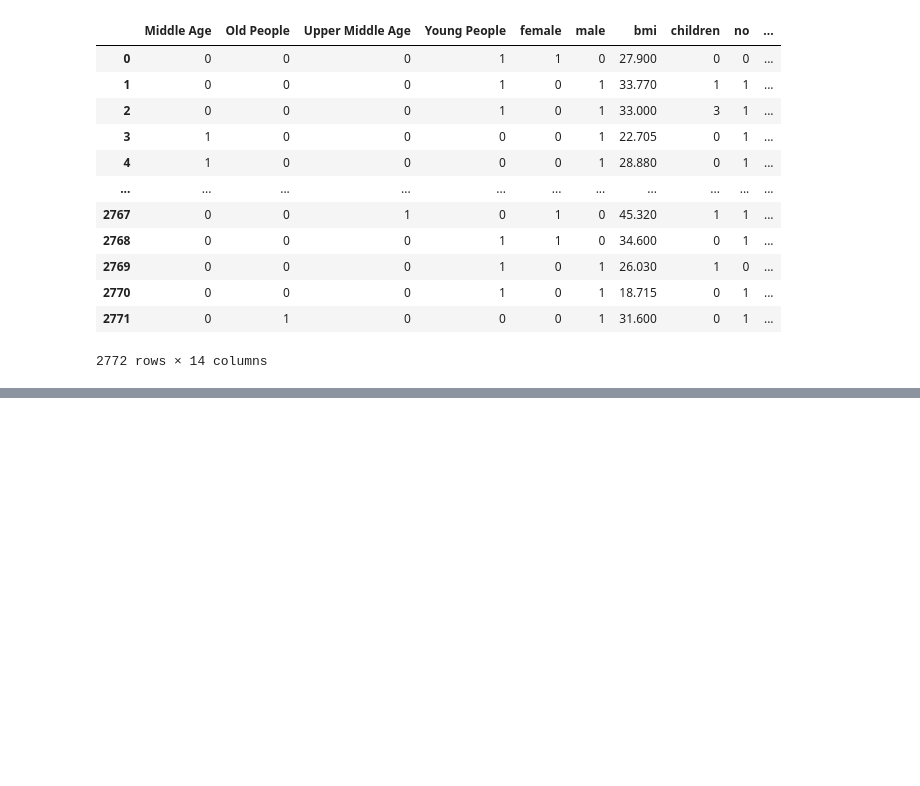
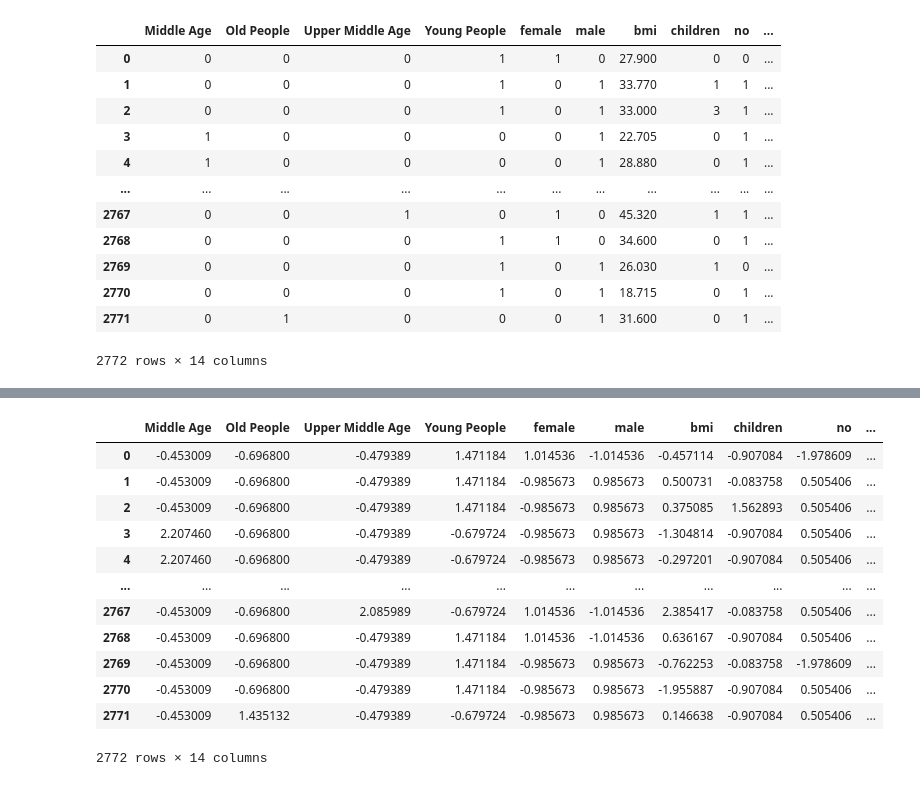
Before and after one commit to Nihar4980/AIML_CLASS, a Jupyter notebook: ANNRegression.ipynb, the cells around one changed output, grey strips where cells are left out. Saved outputs shown, nothing was run; the diff lists cells and outputs as text; code cells hidden in the pictures; blank space fills up the shorter version.

```diff
--- a/ANNRegression.ipynb
+++ b/ANNRegression.ipynb
@@ -259,3 +284,20 @@ X
+# %%
+X = pd.DataFrame(X,columns=col)
+X
+# %% [output]
+|  | Middle Age | Old People | Upper Middle Age | Young People | female | male | bmi | children | no | ... |
+| 0 | -0.453009 | -0.696800 | -0.479389 | 1.471184 | 1.014536 | -1.014536 | -0.457114 | -0.907084 | -1.978609 | ... |
+| 1 | -0.453009 | -0.696800 | -0.479389 | 1.471184 | -0.985673 | 0.985673 | 0.500731 | -0.083758 | 0.505406 | ... |
+| 2 | -0.453009 | -0.696800 | -0.479389 | 1.471184 | -0.985673 | 0.985673 | 0.375085 | 1.562893 | 0.505406 | ... |
+| 3 | 2.207460 | -0.696800 | -0.479389 | -0.679724 | -0.985673 | 0.985673 | -1.304814 | -0.907084 | 0.505406 | ... |
+| 4 | 2.207460 | -0.696800 | -0.479389 | -0.679724 | -0.985673 | 0.985673 | -0.297201 | -0.907084 | 0.505406 | ... |
+| ... | ... | ... | ... | ... | ... | ... | ... | ... | ... | ... |
+| 2767 | -0.453009 | -0.696800 | 2.085989 | -0.679724 | 1.014536 | -1.014536 | 2.385417 | -0.083758 | 0.505406 | ... |
+| 2768 | -0.453009 | -0.696800 | -0.479389 | 1.471184 | 1.014536 | -1.014536 | 0.636167 | -0.907084 | 0.505406 | ... |
+| 2769 | -0.453009 | -0.696800 | -0.479389 | 1.471184 | -0.985673 | 0.985673 | -0.762253 | -0.083758 | -1.978609 | ... |
+| 2770 | -0.453009 | -0.696800 | -0.479389 | 1.471184 | -0.985673 | 0.985673 | -1.955887 | -0.907084 | 0.505406 | ... |
+| 2771 | -0.453009 | 1.435132 | -0.479389 | -0.679724 | -0.985673 | 0.985673 | 0.146638 | -0.907084 | 0.505406 | ... |
+2772 rows × 14 columns
 # %%
 X_train, X_test, y_train, y_test = train_test_split(X, y, test_size=0.33, random_state=42)
 # %%
```
Also changed, not shown: parts of 19 cells of this notebook, 1 other file.
